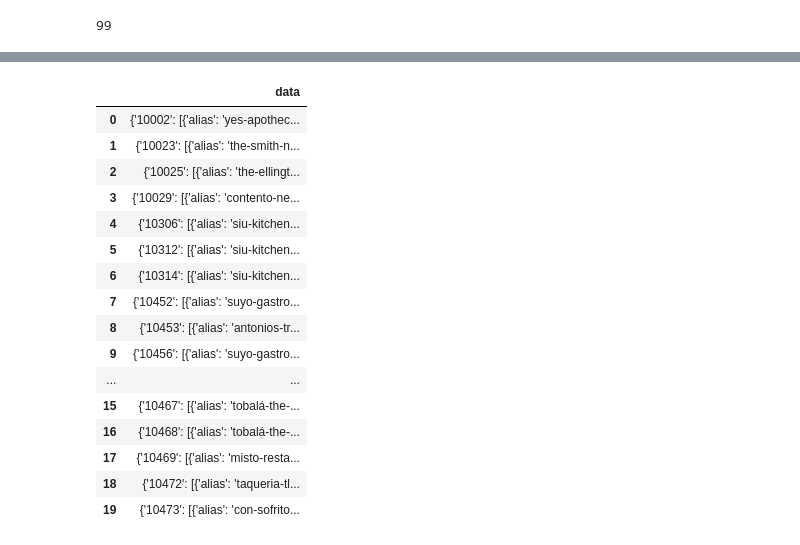
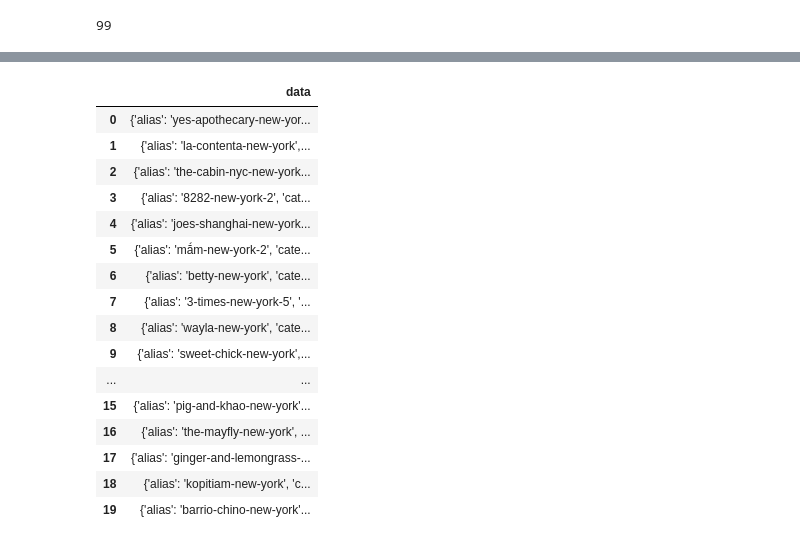
Before and after one commit to erikajwolf/Yelp_Metro_US_Analysis, a Jupyter notebook: Yelp_API.ipynb, the cells around one changed output, grey strips where cells are left out. Cells and saved outputs as stored; diff of their text form; code cells hidden in the pictures.

Commit message:
made changes to API code and put data into dataframe for output with CSV file

```diff
--- a/Yelp_API.ipynb
+++ b/Yelp_API.ipynb
@@ -111,34 +90,34 @@ C:\Users\Junlee\Desktop\DataClass\Yelp_Metro_US_Analysis
 # %%
 # Create file directory variable (update directory)
-file_dir = 'C:/Users/Junlee/Desktop/DataClass/Yelp_Metro_US_Analysis/'
+file_dir = 'C:/Users/Junlee/Desktop/DataClass/Yelp_Metro_US_Analysis_2/Yelp_Metro_US_Analysis/'
 
 # load json file to read
 with open (f'{file_dir}data_file.json',mode = 'r', encoding="utf-8") as file:
     #yelp_raw_data = pd.read_json(file, lines=True)
     #yelp_raw_data=ast.literal_eval(json.load(file))
     #pd.DataFrame(
     #yelp_raw_data=pd.read_json(codecs.open('C:/Users/Junlee/Desktop/DataClass/Yelp_Metro_US_Analysis/data_file.json','r','utf-8'), lines=True, orient='records')
     yelp_raw_data=json.load(file)
     yelp_panda_data=pd.DataFrame(yelp_raw_data)
 yelp_panda_data.head(20)
 # %% [output]
 |  | data |
-| 0 | {'10002': [{'alias': 'yes-apothec... |
-| 1 | {'10023': [{'alias': 'the-smith-n... |
-| 2 | {'10025': [{'alias': 'the-ellingt... |
-| 3 | {'10029': [{'alias': 'contento-ne... |
-| 4 | {'10306': [{'alias': 'siu-kitchen... |
-| 5 | {'10312': [{'alias': 'siu-kitchen... |
-| 6 | {'10314': [{'alias': 'siu-kitchen... |
-| 7 | {'10452': [{'alias': 'suyo-gastro... |
-| 8 | {'10453': [{'alias': 'antonios-tr... |
-| 9 | {'10456': [{'alias': 'suyo-gastro... |
+| 0 | {'alias': 'yes-apothecary-new-yor... |
+| 1 | {'alias': 'la-contenta-new-york',... |
+| 2 | {'alias': 'the-cabin-nyc-new-york... |
+| 3 | {'alias': '8282-new-york-2', 'cat... |
+| 4 | {'alias': 'joes-shanghai-new-york... |
+| 5 | {'alias': 'mắm-new-york-2', 'cate... |
+| 6 | {'alias': 'betty-new-york', 'cate... |
+| 7 | {'alias': '3-times-new-york-5', '... |
+| 8 | {'alias': 'wayla-new-york', 'cate... |
+| 9 | {'alias': 'sweet-chick-new-york',... |
 | ... | ... |
-| 15 | {'10467': [{'alias': 'tobalá-the-... |
-| 16 | {'10468': [{'alias': 'tobalá-the-... |
-| 17 | {'10469': [{'alias': 'misto-resta... |
-| 18 | {'10472': [{'alias': 'taqueria-tl... |
-| 19 | {'10473': [{'alias': 'con-sofrito... |
+| 15 | {'alias': 'pig-and-khao-new-york'... |
+| 16 | {'alias': 'the-mayfly-new-york', ... |
+| 17 | {'alias': 'ginger-and-lemongrass-... |
+| 18 | {'alias': 'kopitiam-new-york', 'c... |
+| 19 | {'alias': 'barrio-chino-new-york'... |
 # %%
 len(yelp_panda_data)
 # %% [output]
```
Also changed, not shown: parts of 11 cells of this notebook, 1 other file.
